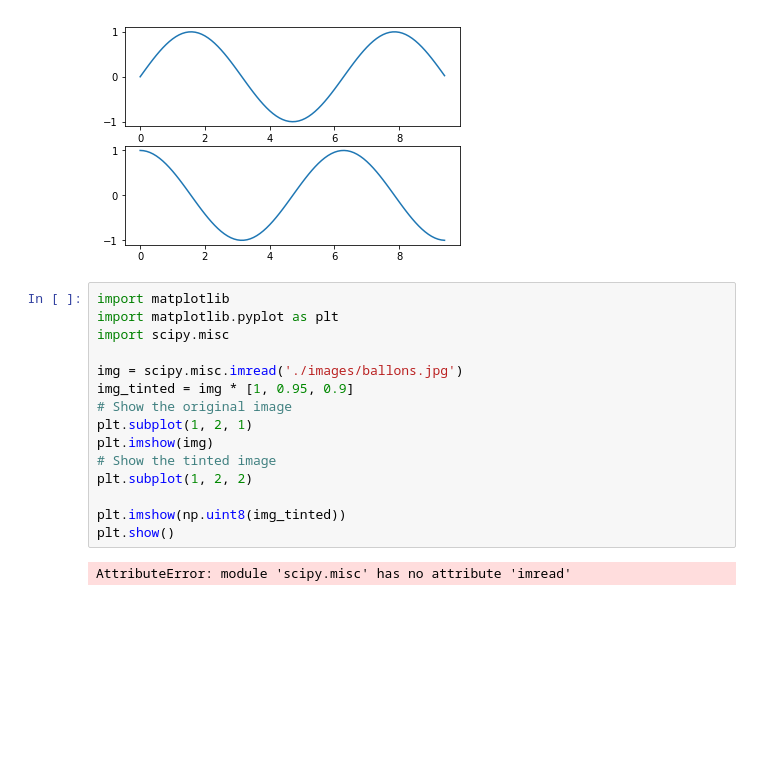
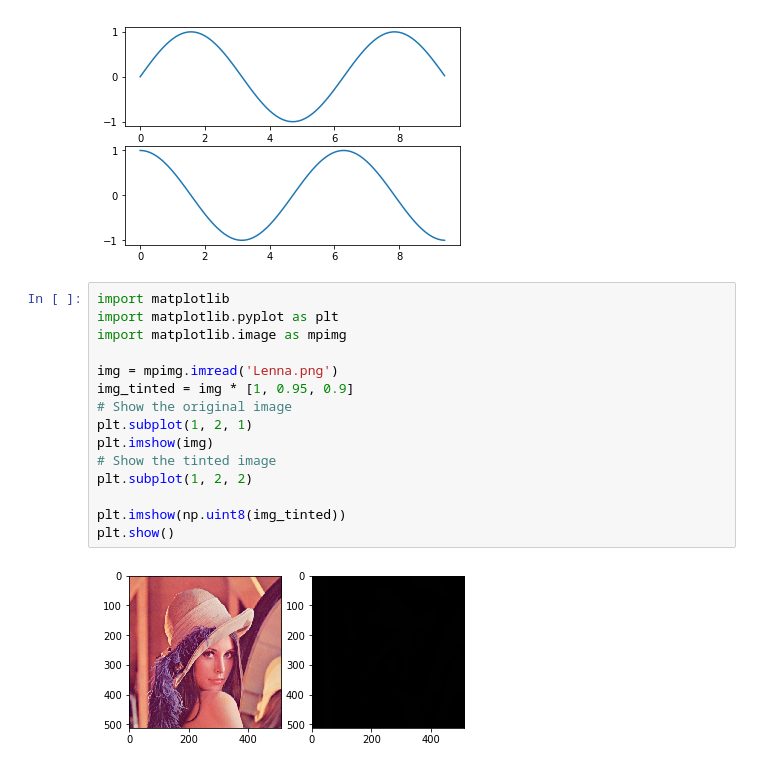
Before and after one commit to torstenschenk/BeuthDevML, a Jupyter notebook: Visual_n_Scientific_Comp/jupyter_files/vsc-00/01-Python_Numpy_Matplotlib_Einführung.ipynb, the cells around one changed output. Drawn from its saved outputs; the diff is of its cells as text; blank space fills up the shorter version.

```diff
--- a/Visual_n_Scientific_Comp/jupyter_files/vsc-00/01-Python_Numpy_Matplotlib_Einführung.ipynb
+++ b/Visual_n_Scientific_Comp/jupyter_files/vsc-00/01-Python_Numpy_Matplotlib_Einführung.ipynb
@@ -768,17 +769,17 @@ plt.show() # Show the figure.
 # %%
 import matplotlib
 import matplotlib.pyplot as plt
-import scipy.misc
+import matplotlib.image as mpimg
 
-img = scipy.misc.imread('./images/ballons.jpg')
+img = mpimg.imread('Lenna.png')
 img_tinted = img * [1, 0.95, 0.9]
 # Show the original image
 plt.subplot(1, 2, 1)
 plt.imshow(img)
 # Show the tinted image
 plt.subplot(1, 2, 2)
 
 plt.imshow(np.uint8(img_tinted))
 plt.show()
 # %% [output]
-AttributeError: module 'scipy.misc' has no attribute 'imread'
+[figure, added]
```
Also changed, not shown: parts of 1 cell of this notebook, 5 other files.
